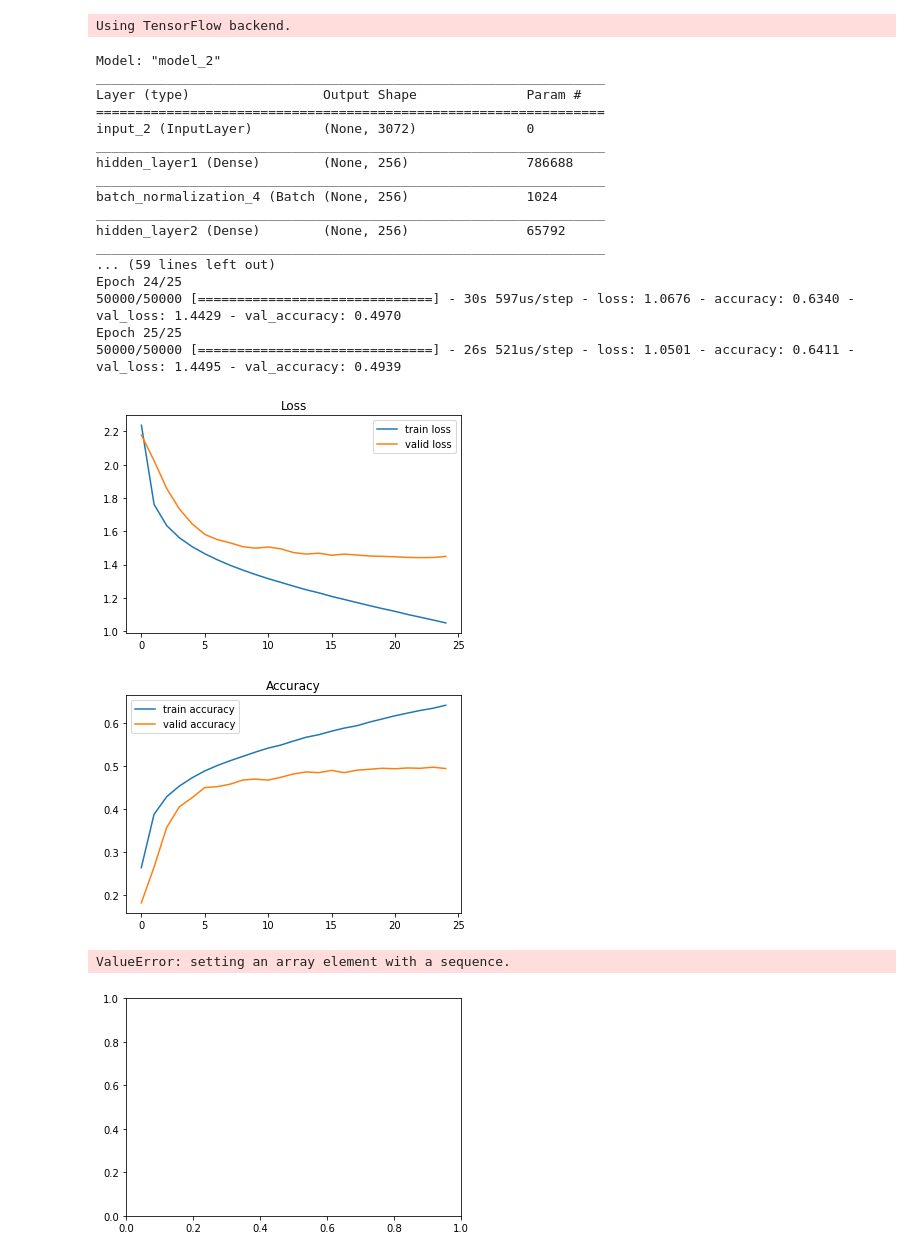
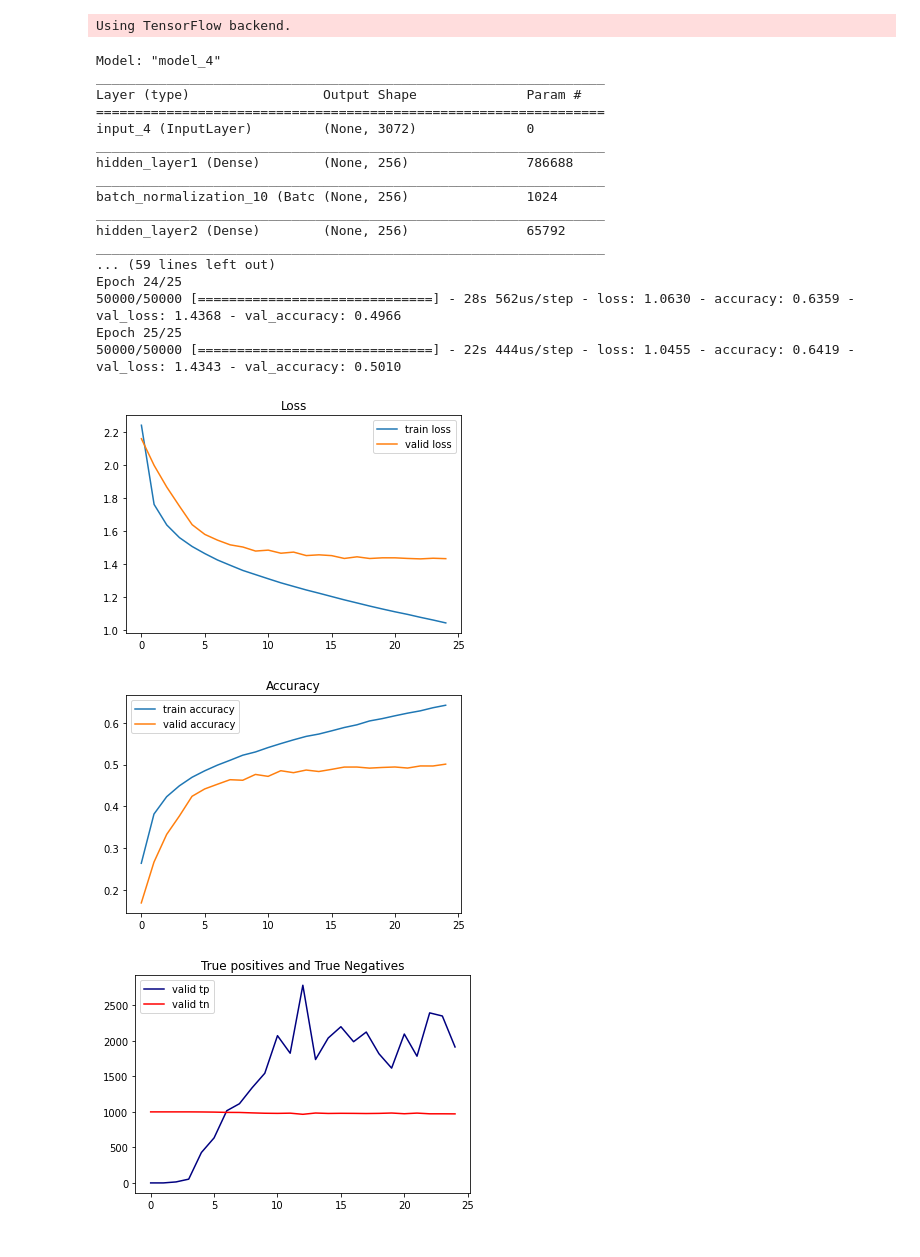
Before and after one commit to Claire-Lin/4th-ML100Days, a Jupyter notebook: homework/Day088_HW.ipynb, the cells around one changed output. Cells and saved outputs as stored; diff of their text form; code cells hidden in the pictures.

```diff
--- a/homework/Day088_HW.ipynb
+++ b/homework/Day088_HW.ipynb
@@ -71,15 +71,26 @@ from keras import backend as K
 
 # Record_fp_tp
 class Record_tp_tn(Callback):
+    def on_train_begin(self, epoch, logs={}):
+        logs = logs or {}
+        record_items = ['val_tp', 'val_tn']
+        for i in record_items:
+            if i not in self.params['metrics']:
+                self.params['metrics'].append(i)
+
     def on_epoch_end(self, epoch, logs={}, thres=0.5):
         logs = logs or {}
         y_true = self.validation_data[1].argmax(axis=1)
         y_pred = self.model.predict(self.validation_data[0])
         y_pred = (y_pred[:, 1] >= thres) * 1
 
-        true_positives = K.sum(K.round(K.clip(y_true * y_pred, 0, 1)))
-        logs['valid_tp'] = true_positives
-        #logs['valid_tn'] =
+        #true_positives = K.sum(K.round(K.clip(y_true * y_pred, 0, 1)))
+        val_tp = sum(y_true*y_pred)
+        val_tn = sum((y_true==0) & (y_pred==0))
+
+        logs['val_tp'] = val_tp
+        logs['val_tn'] = val_tn
+
 
 rec_tptn = Record_tp_tn()
 # %%
@@ -107,49 +118,48 @@ valid_acc = model.history.history["val_accuracy"]
 """Code Here
 將 tp/tn 從訓練完的模型中取出
 """
-valid_tp = model.history.history['valid_tp']
-#valid_tn = model.history.history['valid_tn']
+valid_tp = model.history.history['val_tp']
+valid_tn = model.history.history['val_tn']
 # %% [output]
-Model: "model_2"
+Model: "model_4"
 _________________________________________________________________
 Layer (type)                 Output Shape              Param #
 =================================================================
-input_2 (InputLayer)         (None, 3072)              0
+input_4 (InputLayer)         (None, 3072)              0
 _________________________________________________________________
 hidden_layer1 (Dense)        (None, 256)               786688
 _________________________________________________________________
-batch_normalization_4 (Batch (None, 256)               1024
+batch_normalization_10 (Batc (None, 256)               1024
 _________________________________________________________________
 hidden_layer2 (Dense)        (None, 256)               65792
 _________________________________________________________________
 ... (59 lines left out)
 Epoch 24/25
-50000/50000 [==============================] - 30s 597us/step - loss: 1.0676 - accuracy: 0.6340 - val_loss: 1.4429 - val_accuracy: 0.4970
+50000/50000 [==============================] - 28s 562us/step - loss: 1.0630 - accuracy: 0.6359 - val_loss: 1.4368 - val_accuracy: 0.4966
 Epoch 25/25
-50000/50000 [==============================] - 26s 521us/step - loss: 1.0501 - accuracy: 0.6411 - val_loss: 1.4495 - val_accuracy: 0.4939
+50000/50000 [==============================] - 22s 444us/step - loss: 1.0455 - accuracy: 0.6419 - val_loss: 1.4343 - val_accuracy: 0.5010
 # %%
 import matplotlib.pyplot as plt
 %matplotlib inline
 
 plt.plot(range(len(train_loss)), train_loss, label="train loss")
 plt.plot(range(len(valid_loss)), valid_loss, label="valid loss")
 plt.legend()
 plt.title("Loss")
 plt.show()
 
 plt.plot(range(len(train_acc)), train_acc, label="train accuracy")
 plt.plot(range(len(valid_acc)), valid_acc, label="valid accuracy")
 plt.legend()
 plt.title("Accuracy")
 plt.show()
 
 plt.plot(range(len(valid_tp)), valid_tp, label="valid tp", color="navy")
-#plt.plot(range(len(valid_tn)), valid_tn, label="valid tn", color="red")
+plt.plot(range(len(valid_tn)), valid_tn, label="valid tn", color="red")
 plt.legend()
 plt.title("True positives and True Negatives")
 plt.show()
 # %% [output]
-[figure, old version]
+[figure, new version]
-[figure, old version]
+[figure, new version]
-ValueError: setting an array element with a sequence.
-[figure, old version]
+[figure, new version]
```
